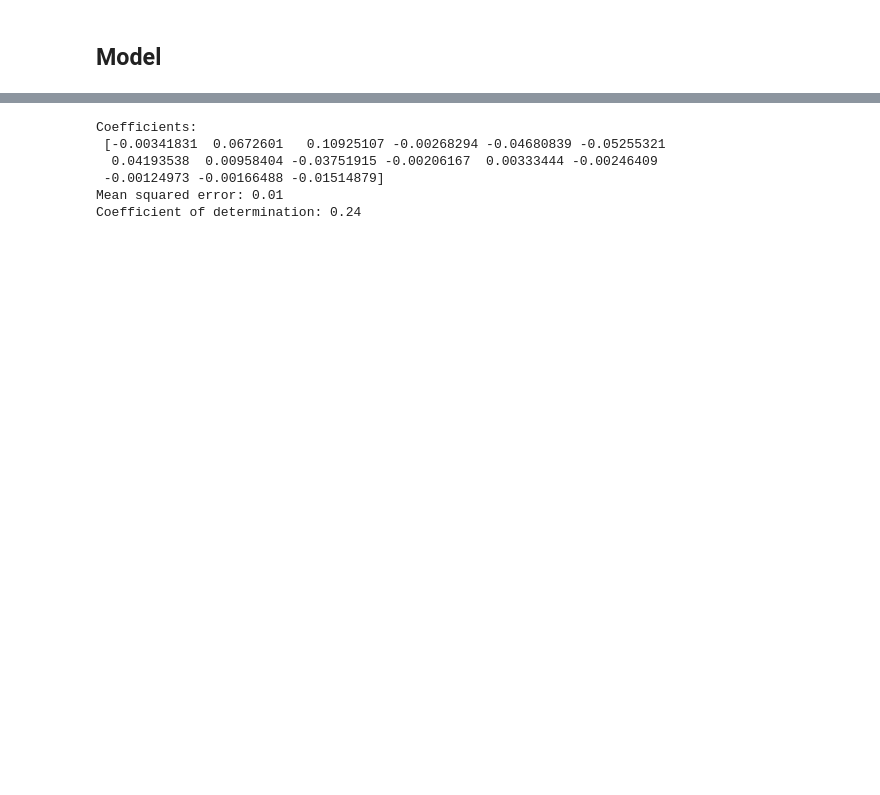
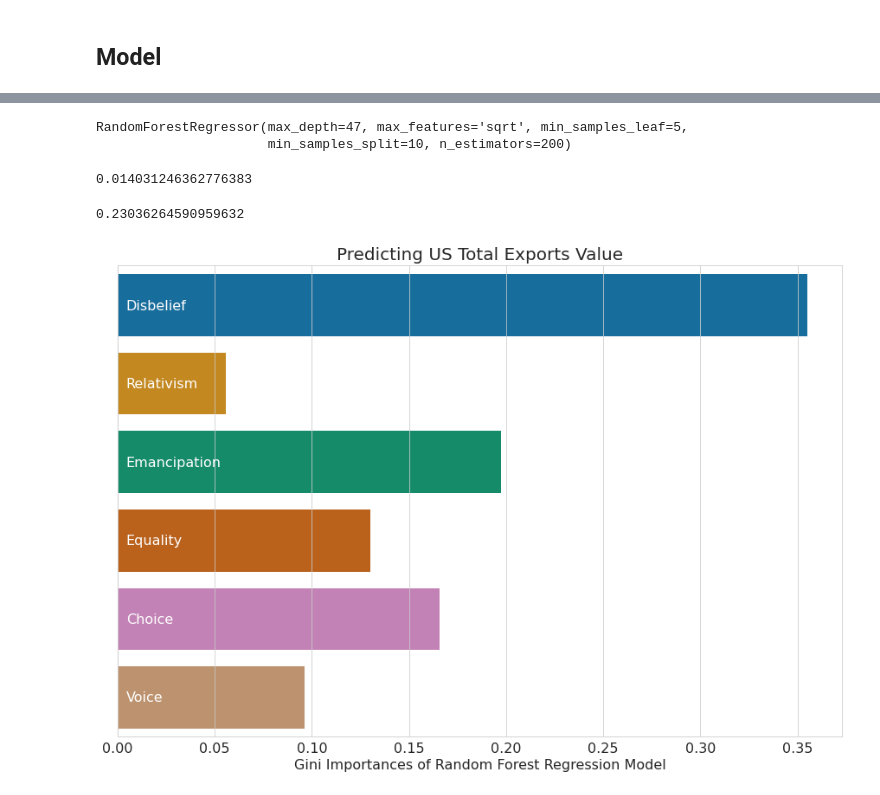
Before and after one commit to annahcasey/incub_project, a Jupyter notebook: WVS & US Trade/Values & Trade.ipynb, the cells around one changed output, grey strips where cells are left out. Saved outputs shown, nothing was run; the diff lists cells and outputs as text; code cells hidden in the pictures; blank space fills up the shorter version.

Commit message:
created a visual asset

```diff
--- a/WVS & US Trade/Values & Trade.ipynb
+++ b/WVS & US Trade/Values & Trade.ipynb
@@ -391,7 +391,7 @@ POSTMAT_IND4_2.0     0.028458
 dtype: float64
 # %%
-#drops the 4-item POSTMAT index because it performed less well
-for col in mir_scores.index[mir_scores.index.str.contains('POSTMAT_IND4')].to_list():
+#drops the 12-item POSTMAT index because it performed less well
+for col in mir_scores.index[mir_scores.index.str.contains('POSTMAT_IND12')].to_list():
     features.remove(col)
 # %%
 #checks DISBELIEF and its subcategories for performance
@@ -653,0 +627,3 @@ rscv.best_score_
+# %%
+rfr = RandomForestRegressor(max_depth=47, max_features='sqrt', min_samples_leaf=5,
+                      min_samples_split=10, n_estimators=200)
@@ -654 +636,6 @@ rscv.best_score_
+# %%
+rfr.fit(X_train,y_train)
+# %% [output]
+RandomForestRegressor(max_depth=47, max_features='sqrt', min_samples_leaf=5,
+                      min_samples_split=10, n_estimators=200)
 # %%
@@ -656,13 +643,20 @@ pred = rscv.predict(X_test)
-# %%
-print('Coefficients: \n', lr.coef_)
-print('Mean squared error: %.2f'
-      % mean_squared_error(y_test, pred))
-print('Coefficient of determination: %.2f'
-      % r2_score(y_test, pred))
-# %% [output]
-Coefficients:
- [-0.00341831  0.0672601   0.10925107 -0.00268294 -0.04680839 -0.05255321
-  0.04193538  0.00958404 -0.03751915 -0.00206167  0.00333444 -0.00246409
- -0.00124973 -0.00166488 -0.01514879]
-Mean squared error: 0.01
-Coefficient of determination: 0.24
+# %%
+mean_squared_error(y_test, pred)
+# %% [output]
+0.014031246362776383
+# %%
+r2_score(y_test, pred)
+# %% [output]
+0.23036264590959632
+# %%
+sns.set_style("whitegrid")
+# %%
+plt.figure(figsize=(15,10))
+sns.barplot(x=rfr.feature_importances_, y=['Disbelief', 'Relativism', 'Emancipation', 'Equality', 'Choice', 'Voice'], palette='colorblind',zorder=0.5)
+plt.xlabel("Gini Importances of Random Forest Regression Model", size=16)
+plt.xticks(size=16)
+plt.yticks(ha='left',size=16, x=0.02, c='white')
+plt.title('Predicting US Total Exports Value', size=20)
+plt.savefig('gini_importances.png')
+# %% [output]
+[figure, added]
```
Also changed, not shown: parts of 29 cells of this notebook, 1 other file.
